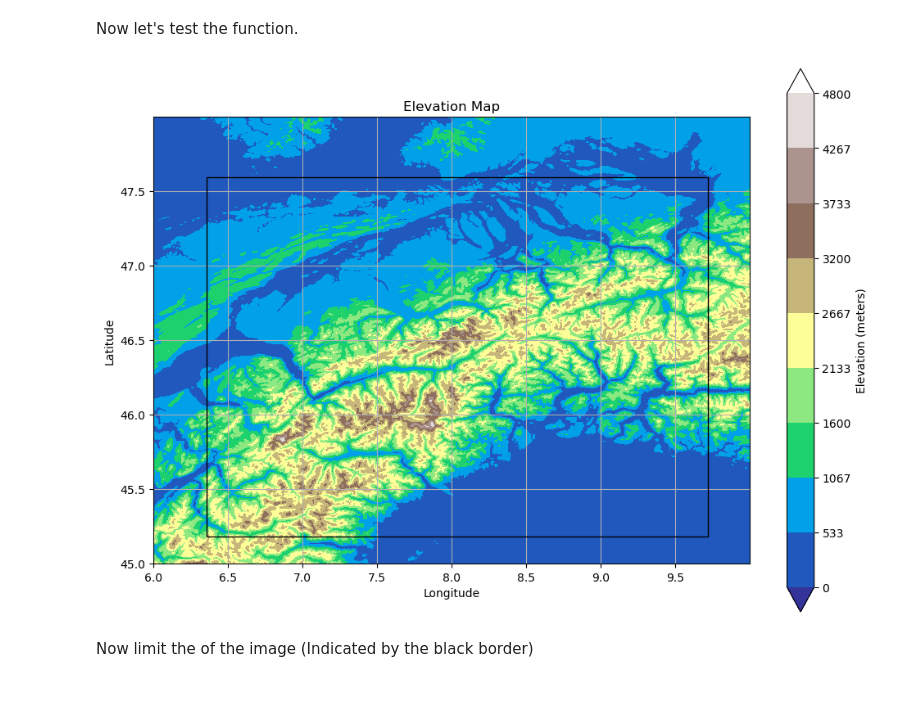
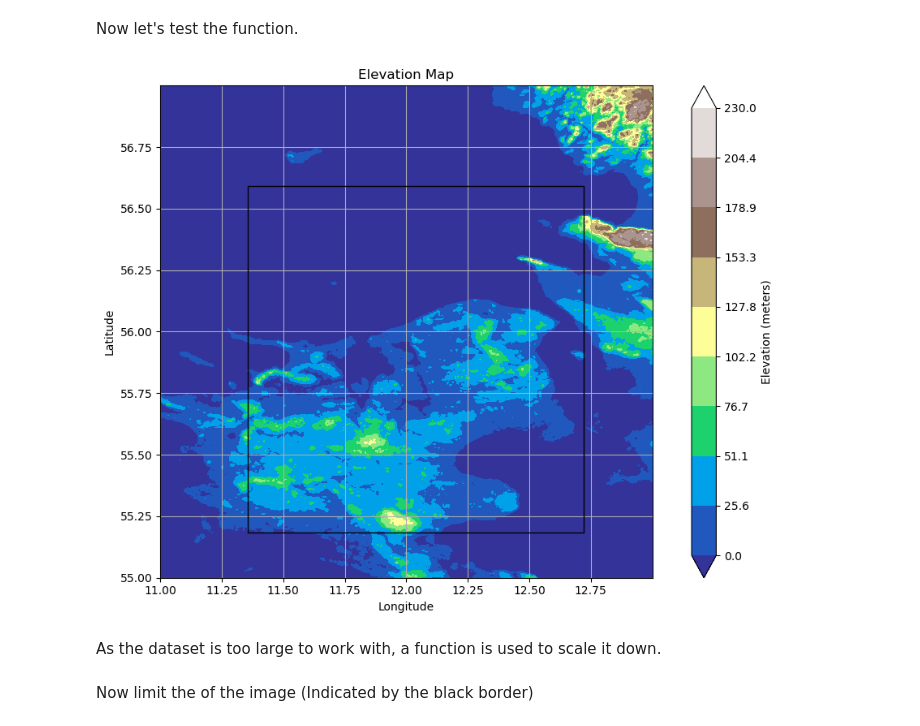
Before and after one commit to FPWRasmussen/DTU-Special-Course, a Jupyter notebook: src/elevation_handler.ipynb, the cells around one changed output. Cells and saved outputs as stored; diff of their text form; code cells hidden in the pictures; blank space fills up the shorter version.

Commit message:
added scaling at transform function

```diff
--- a/src/elevation_handler.ipynb
+++ b/src/elevation_handler.ipynb
@@ -11,13 +13,14 @@ from matplotlib.patches import Rectangle
 For map data the Shuttle Radar Topography Mission 30-Meter SRTM Elevation Data is used. The data can be downloaded in a resolution of 1° x 1°.
 # %%
 def download_elevation(map_boundaries):
-    lat_min = np.minimum(map_boundaries[0], map_boundaries[1])
-    lat_max = np.maximum(map_boundaries[0], map_boundaries[1])
-    long_min = np.minimum(map_boundaries[2], map_boundaries[3])
-    long_max = np.maximum(map_boundaries[2], map_boundaries[3])
 
+    long_min = np.minimum(map_boundaries[0], map_boundaries[1])
+    long_max = np.maximum(map_boundaries[0], map_boundaries[1])
+    lat_min = np.minimum(map_boundaries[2], map_boundaries[3])
+    lat_max = np.maximum(map_boundaries[2], map_boundaries[3])
+
+    long_range = np.arange(np.floor(long_min), np.ceil(long_max), 1)
     lat_range = np.arange(np.floor(lat_min), np.ceil(lat_max), 1)
-    long_range = np.arange(np.floor(long_min), np.ceil(long_max), 1)
 
     merged_map = np.zeros([len(lat_range)*3601, len(long_range)*3601])
 
@@ -66,42 +69,44 @@ def download_elevation(map_boundaries):
 # %% [markdown]
 Now let's test the function.
 # %%
-map_boundaries = np.array([45.184, 47.593, 6.356, 9.72])
+map_boundaries = np.array([11.356, 12.72, 55.184, 56.593]) # longitude, latitude
 #  45.184824127006706, 6.356677460471748 47.5930208421994, 9.723481445784927
 # map_boundaries = np.array([55.22, 55.7, 12.42, 12.7])
 
 srtm_longitude, srtm_latitude, merged_map = download_elevation(map_boundaries)
 scale = 20
-# projection = ccrs.PlateCarree()
+
 vmin = 0
 vmax = float('%.2g' % np.max(merged_map)) # round down to two significant digits
 levels = np.linspace(vmin, vmax, 10)
 
 fig, ax = plt.subplots(figsize = (10, 7))
 ct = ax.contourf(srtm_longitude[::scale], srtm_latitude[::scale], merged_map[::scale, ::scale],
                  levels = levels, vmin = vmin, vmax = vmax, extend = "both",
                  cmap='terrain')
 plt.colorbar(ct, ax = ax, label='Elevation (meters)')
 
 # Add the rectangle to the plot
 rect = Rectangle(
-    xy=(map_boundaries[2], map_boundaries[0]),  # bottom-left corner
-    width=(map_boundaries[3] - map_boundaries[2]),  # width
-    height=(map_boundaries[1] - map_boundaries[0]),  # height
+    xy=(map_boundaries[0], map_boundaries[2]),  # bottom-left corner
+    width=(map_boundaries[1] - map_boundaries[0]),  # width
+    height=(map_boundaries[3] - map_boundaries[2]),  # height
     linewidth=1,
     edgecolor='k',
     facecolor='none'
 )
 
 ax.add_patch(rect)
 rect.set_zorder(3)
 
 ax.grid()
 ax.set_aspect('equal')
 ax.set_title('Elevation Map')
 ax.set_xlabel('Longitude')
 ax.set_ylabel('Latitude')
 plt.tight_layout()
 plt.show()
 # %% [output]
-[figure, old version]
+[figure, new version]
+# %% [markdown]
+As the dataset is too large to work with, a function is used to scale it down.
```
Also changed, not shown: parts of 8 cells of this notebook.
